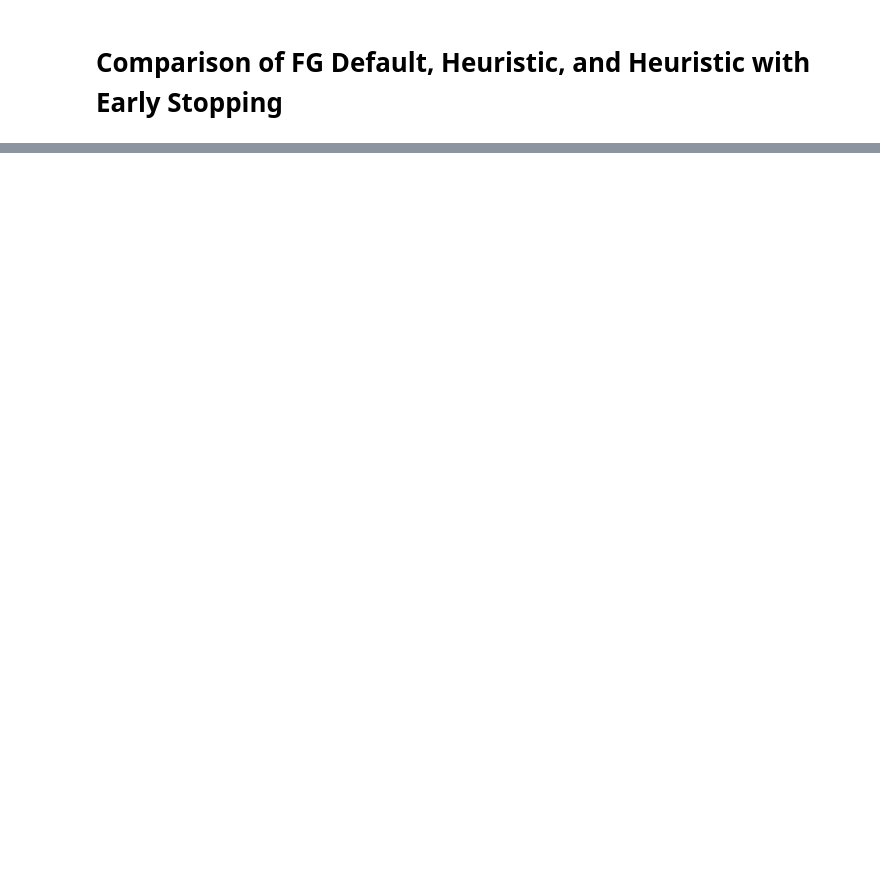
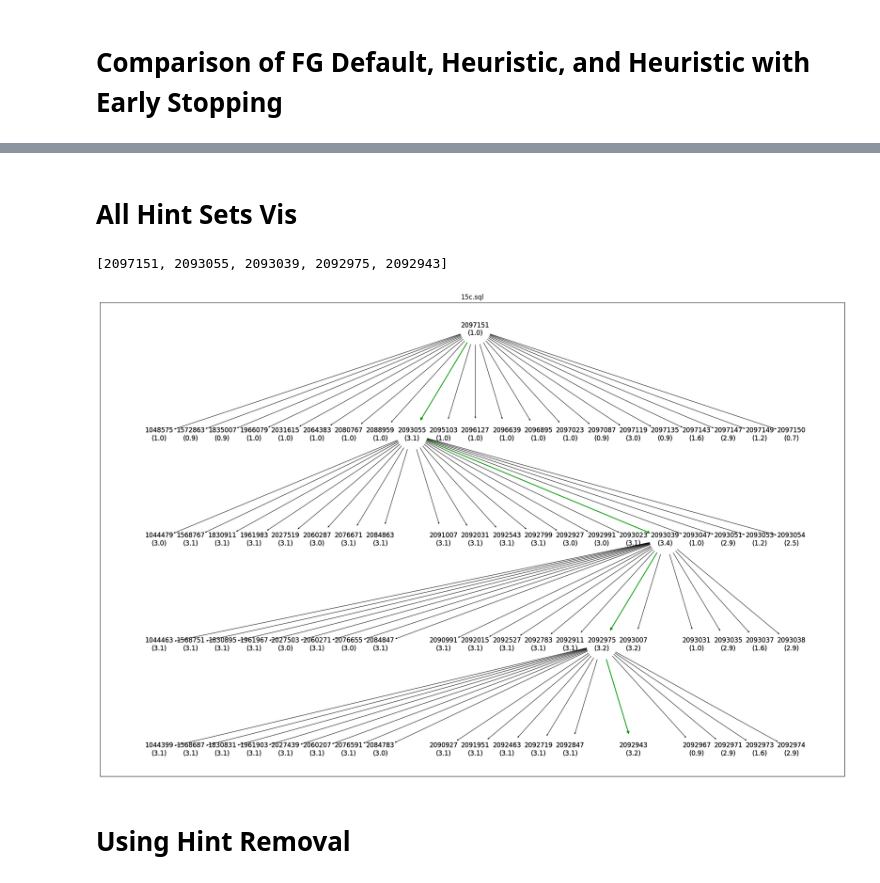
Before and after one commit to JeromeThiessat/FASTgres, a Jupyter notebook: testing/analysis/hint_set_order_vis.ipynb, the cells around one changed output, grey strips where cells are left out. Saved outputs shown, nothing was run; the diff lists cells and outputs as text; code cells hidden in the pictures; blank space fills up the shorter version.

```diff
--- a/testing/analysis/hint_set_order_vis.ipynb
+++ b/testing/analysis/hint_set_order_vis.ipynb
@@ -223,0 +256,54 @@ for query_name in remaining_queries:
+# %% [markdown]
+# All Hint Sets Vis
+# %%
+from fastgres.baseline.hint_sets import HintSet, PostgresOperator, Hint
+workload_name = "job"
+version = 16.1
+a_path = f"fastgres/archives/{workload_name}/{version}/all_hints.json"
+wl_path = f"fastgres/workloads/queries/{workload_name}/"
+wl = Workload(wl_path, workload_name)
+hints = [Hint[PostgresOperator(op).name] for op in HintSet.all_operators]
+# %%
+from fastgres.analysis_utility.tools.query_order_traversal import QueryOrderTraversal
+
+qot = QueryOrderTraversal(a_path, wl_path, [wl.queries[0]], hints, op_mode=QueryOrderTraversal.OperationMode.SUB, use_pseudo_dict=False)
+# %%
+import matplotlib.pyplot as plt
+import matplotlib
+from fastgres.baseline.utility import zip_and_order
+# config = QueryOrderTraversal.EvaluationConfig(1, ["10c.sql"])
+# qot.eval_config = config
+# order = list(qot.traverse_hint_sets().keys())
+# print(order)
+query_name = wl.queries[19]
+qot.query_names = [query_name]
+# print(qot.archive[qot.query_names[0]])
+start_hint = 2**len(hints)-1
+levels = 4
+order = [start_hint]
+for i in range(levels):
+    one_ring = qot.calculate_one_ring(start_hint)
+    times = [qot.archive[query_name][str(_)] for _ in one_ring]
+    ordered = zip_and_order(one_ring, times, desc=False)
+    best_hint, best_time = ordered[0]
+    start_hint = best_hint
+    order.append(best_hint)
+print(order)
+
+break_level = 4
+fig, ax = plt.subplots(figsize=(25, break_level*4))
+ax = qot.draw_default(order, ax, break_level=break_level)
+ax.set_title(query_name)
+matplotlib.rcParams['pdf.use14corefonts'] = True
+plt.savefig(f"figures/hint_set_order_vis/all_hints_{query_name}.pdf", bbox_inches="tight")
+plt.show()
+# eval_config = HintSetOrder.EvaluationConfig(1, wl.queries[:10])
+# hso.eval_config = eval_config
+# hso.save_results("figures/hint_set_order_vis/all_hints.pdf")
+# hso.show()
+# %% [output]
+[2097151, 2093055, 2093039, 2092975, 2092943]
+[figure, added]
+# %% [markdown]
+
+# Using Hint Removal
```
Also changed, not shown: parts of 12 cells of this notebook, 9 other files.
